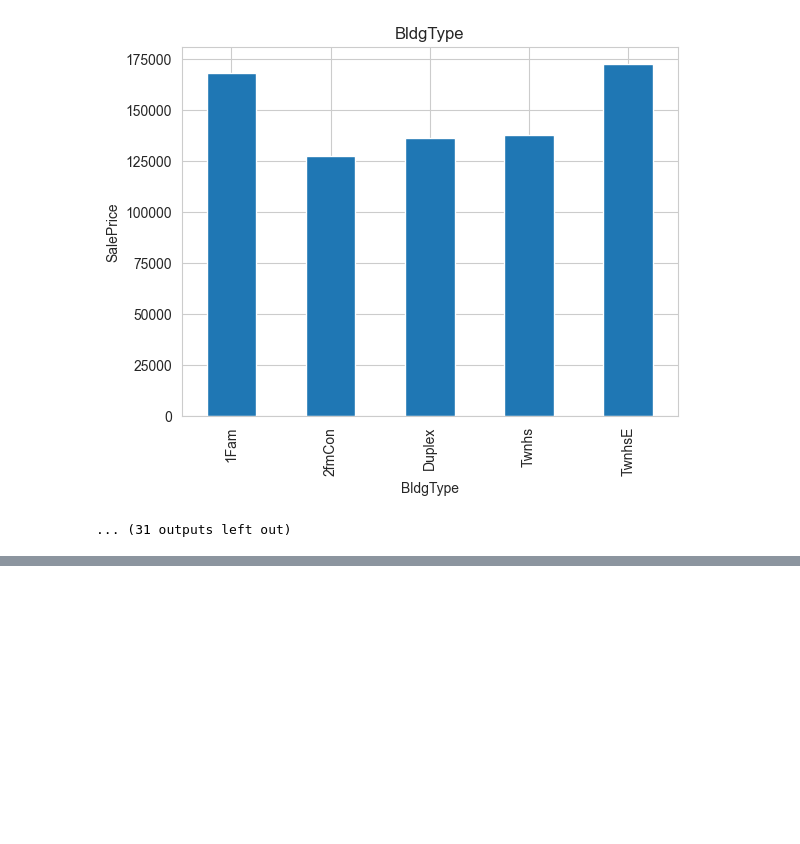
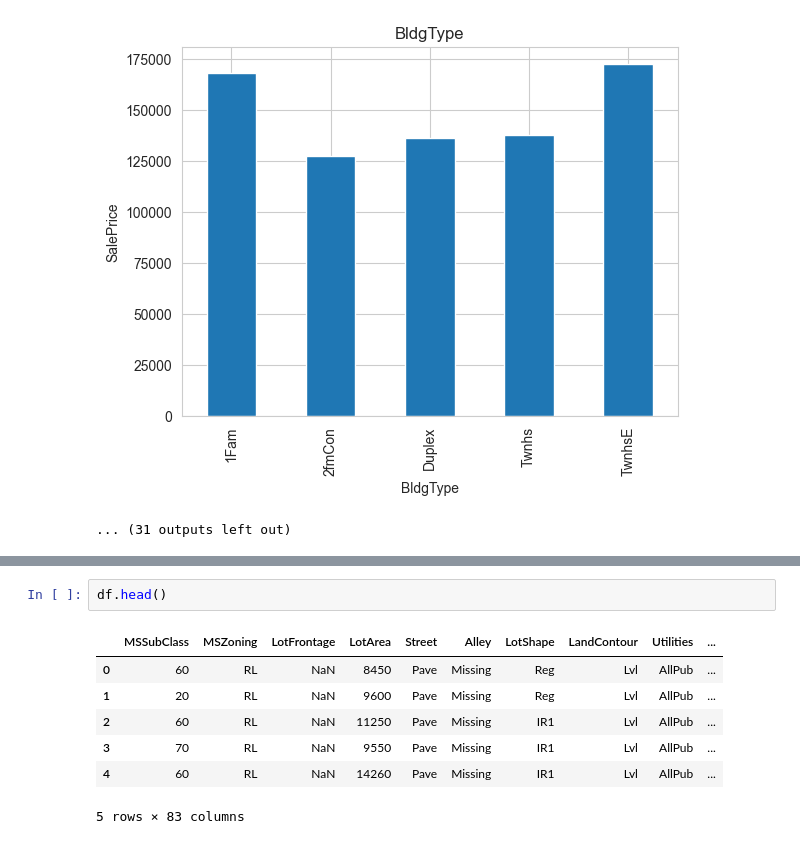
Before and after one commit to BibekRai44/Advanced-House-Price-Prediction, a Jupyter notebook: house-price-prediction.ipynb, the cells around one changed output, grey strips where cells are left out. Saved outputs shown, nothing was run; the diff lists cells and outputs as text; blank space fills up the shorter version.

```diff
--- a/house-price-prediction.ipynb
+++ b/house-price-prediction.ipynb
@@ -585,0 +648,10 @@ for feature in categorical_features:
+# %%
+df.head()
+# %% [output]
+|  | MSSubClass | MSZoning | LotFrontage | LotArea | Street | Alley | LotShape | LandContour | Utilities | ... |
+| 0 | 60 | RL | NaN | 8450 | Pave | Missing | Reg | Lvl | AllPub | ... |
+| 1 | 20 | RL | NaN | 9600 | Pave | Missing | Reg | Lvl | AllPub | ... |
+| 2 | 60 | RL | NaN | 11250 | Pave | Missing | IR1 | Lvl | AllPub | ... |
+| 3 | 70 | RL | NaN | 9550 | Pave | Missing | IR1 | Lvl | AllPub | ... |
+| 4 | 60 | RL | NaN | 14260 | Pave | Missing | IR1 | Lvl | AllPub | ... |
+5 rows × 83 columns
```
Also changed, not shown: parts of 19 cells of this notebook.
